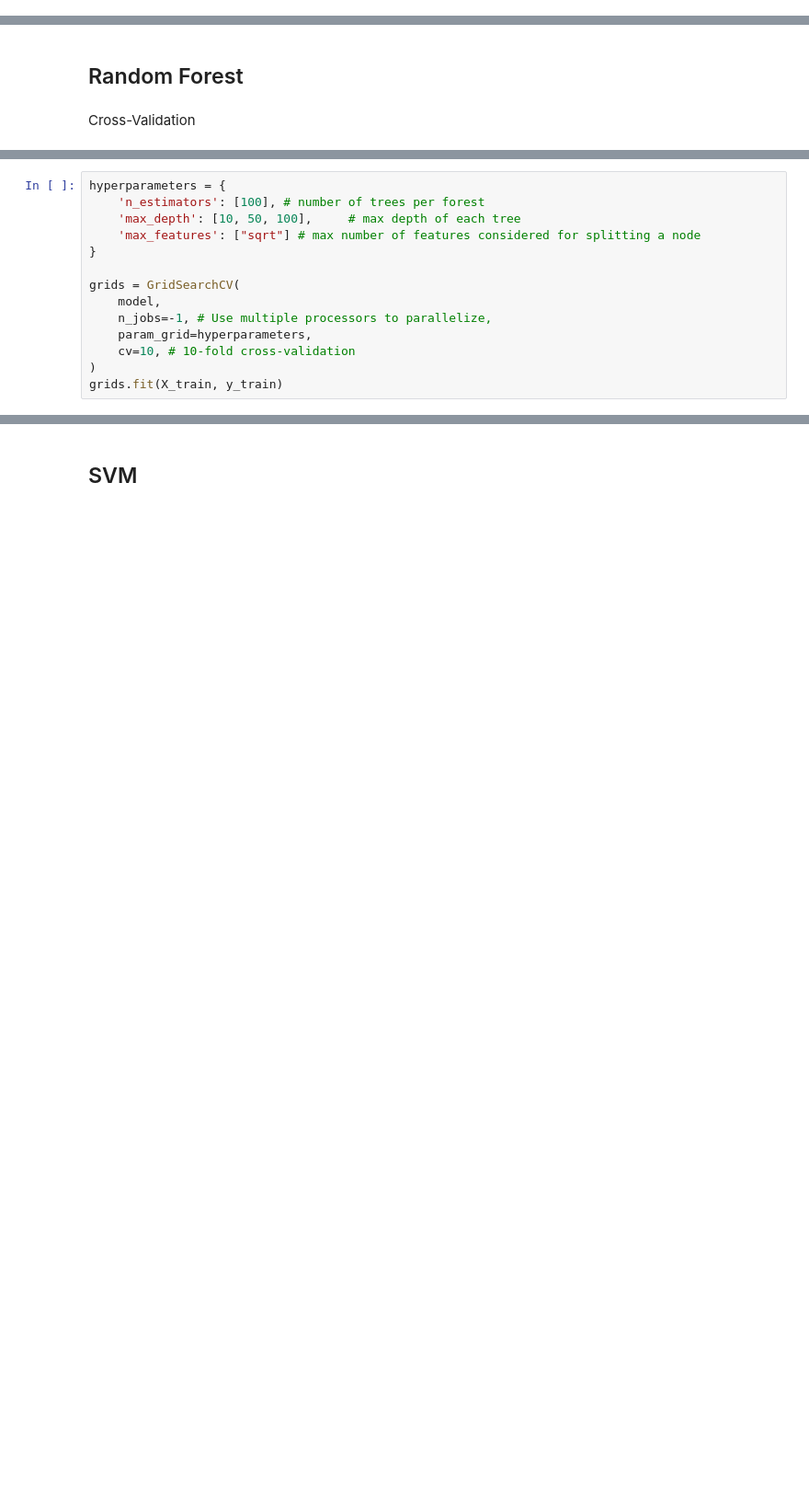
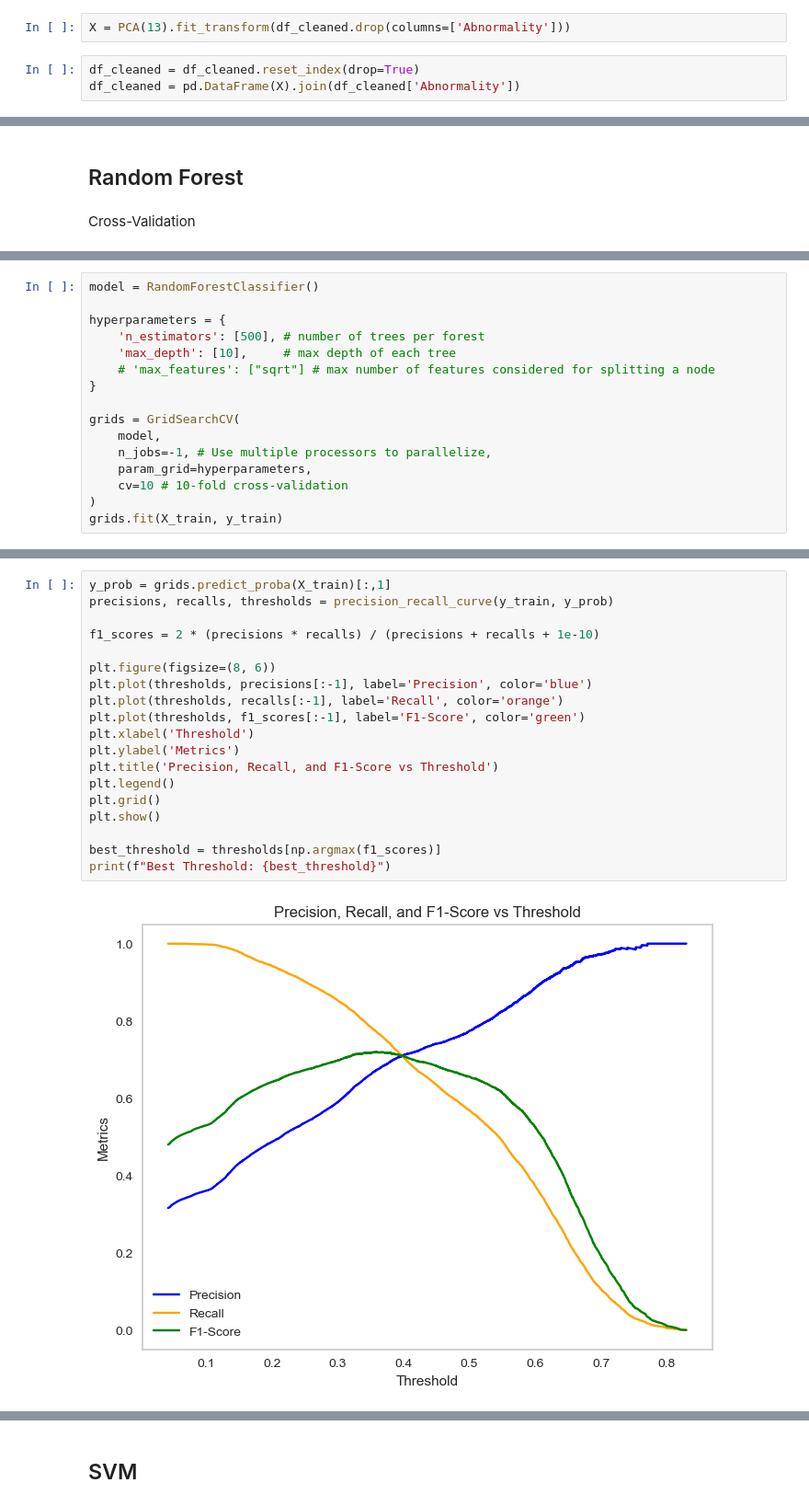
Before and after one commit to Uemara/data-leak-detection, a Jupyter notebook: Data_Leakage_Detection.ipynb, the cells around one changed output, grey strips where cells are left out. Shown at 92% size. Saved outputs shown, nothing was run; the diff lists cells and outputs as text; blank space fills up the shorter version.

Commit message:
Already Finish The Data_Leakage_Detection Project

```diff
--- a/Data_Leakage_Detection.ipynb
+++ b/Data_Leakage_Detection.ipynb
@@ -348,3 +372,8 @@ df_cleaned
+# %%
+X = PCA(13).fit_transform(df_cleaned.drop(columns=['Abnormality']))
+# %%
+df_cleaned = df_cleaned.reset_index(drop=True)
+df_cleaned = pd.DataFrame(X).join(df_cleaned['Abnormality'])
 # %% [markdown]
 # Modeling
 # %% [markdown]
@@ -414,15 +441,17 @@ model = RandomForestClassifier()
 # %%
+model = RandomForestClassifier()
+
 hyperparameters = {
-    'n_estimators': [100], # number of trees per forest
-    'max_depth': [10, 50, 100],     # max depth of each tree
-    'max_features': ["sqrt"] # max number of features considered for splitting a node
+    'n_estimators': [500], # number of trees per forest
+    'max_depth': [10],     # max depth of each tree
+    # 'max_features': ["sqrt"] # max number of features considered for splitting a node
 }
 
 grids = GridSearchCV(
     model,
     n_jobs=-1, # Use multiple processors to parallelize,
     param_grid=hyperparameters,
-    cv=10, # 10-fold cross-validation
+    cv=10 # 10-fold cross-validation
 )
 grids.fit(X_train, y_train)
 # %% [output]
@@ -459,0 +488,21 @@ weighted avg       0.78      0.78      0.78      8712
+# %%
+y_prob = grids.predict_proba(X_train)[:,1]
+precisions, recalls, thresholds = precision_recall_curve(y_train, y_prob)
+
+f1_scores = 2 * (precisions * recalls) / (precisions + recalls + 1e-10)
+
+plt.figure(figsize=(8, 6))
+plt.plot(thresholds, precisions[:-1], label='Precision', color='blue')
+plt.plot(thresholds, recalls[:-1], label='Recall', color='orange')
+plt.plot(thresholds, f1_scores[:-1], label='F1-Score', color='green')
+plt.xlabel('Threshold')
+plt.ylabel('Metrics')
+plt.title('Precision, Recall, and F1-Score vs Threshold')
+plt.legend()
+plt.grid()
+plt.show()
+
+best_threshold = thresholds[np.argmax(f1_scores)]
+print(f"Best Threshold: {best_threshold}")
+# %% [output]
+[figure, added]
```
Also changed, not shown: parts of 40 cells of this notebook, 2 other files.
